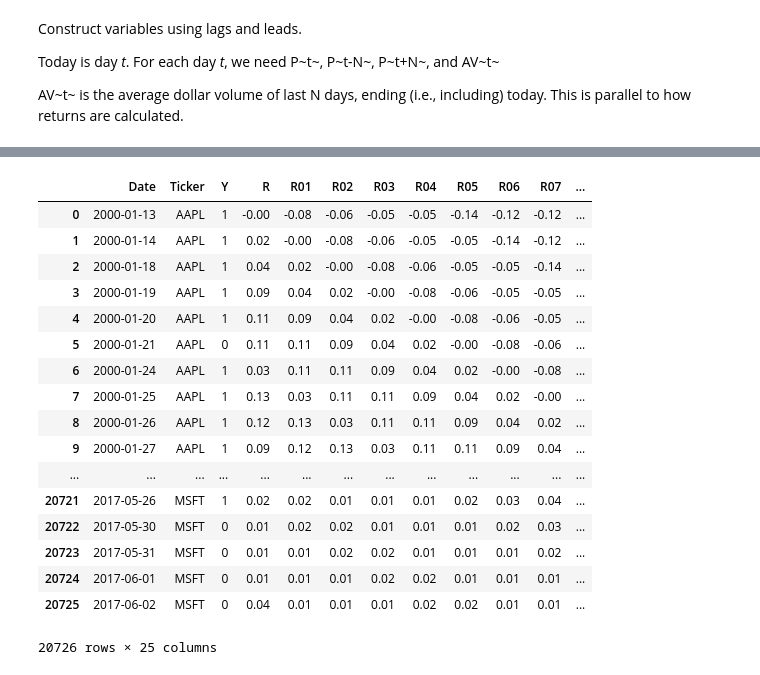
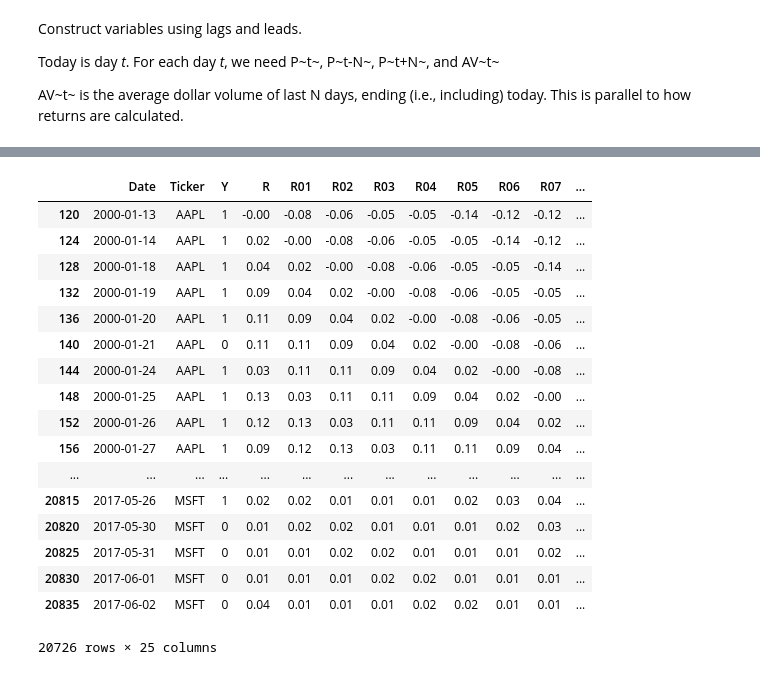
Before and after one commit to MAydogdu/PredictingStockPriceDirection, a Jupyter notebook: Part1_ConstructDataSet_2017July10.ipynb, the cells around one changed output, grey strips where cells are left out. Saved outputs shown, nothing was run; the diff lists cells and outputs as text; code cells hidden in the pictures.

```diff
--- a/Part1_ConstructDataSet_2017July10.ipynb
+++ b/Part1_ConstructDataSet_2017July10.ipynb
@@ -103,11 +104,11 @@ display(dtdf)
 # %%
+# March 7, 2018: When starting with the flatfile (RAWDATA.CSV), this step is not needed
 # Rename indices Date: level 0 and Ticker: level 1
-dtdf.index = dtdf.index.set_names('Date', level=0)
-dtdf.index = dtdf.index.set_names('Ticker', level=1)
+#dtdf.index = dtdf.index.set_names('Date', level=0)
+#dtdf.index = dtdf.index.set_names('Ticker', level=1)
 
 # Drop columns other than adjusted close and dollar volume
-dtdf.drop(dtdf.columns[[0,1,2,3,4,5]], inplace = True, axis=1)
-
+#dtdf.drop(dtdf.columns[[0,1,2,3,4,5]], inplace = True, axis=1)
 # Sort by ticker
-dtdf.sort_index(level=1, ascending = True, inplace=True)
-display(dtdf)
+#dtdf.sort_index(level=1, ascending = True, inplace=True)
+#display(dtdf)
@@ -133,0 +115,7 @@ display(dtdf)
+# %%
+# Starting with flatfile:
+# Drop columns other than Date, Ticker, Adjusted closing price and Dollar volume
+dtdf.drop(dtdf.columns[[2,3,4,5,6,7]], inplace = True, axis=1)
+# %%
+dtdf.sort_values(['Ticker', 'Date'], ascending=[True, True], inplace=True)
+display(dtdf)
@@ -268,33 +272,33 @@ columns
  'AV09',
  'AV10']
 # %%
-columns = [#'index','Date','Ticker',
- 'Y',
+columns = [#'index',
+ 'Date','Ticker','Y',
  'R', 'R01', 'R02', 'R03', 'R04', 'R05', 'R06', 'R07', 'R08', 'R09', 'R10',
  'AV', 'AV01', 'AV02', 'AV03', 'AV04', 'AV05', 'AV06', 'AV07', 'AV08', 'AV09', 'AV10']
 dtdf = dtdf[columns]
 # %%
-# Convert Date and Ticker into columns
-dtdf.reset_index(inplace=True)
+# Convert Date and Ticker into columns - not necessary if from flatfile
+#dtdf.reset_index(inplace=True)
 display(dtdf)
 # %% [output]
 |  | Date | Ticker | Y | R | R01 | R02 | R03 | R04 | R05 | R06 | R07 | ... |
-| 0 | 2000-01-13 | AAPL | 1 | -0.00 | -0.08 | -0.06 | -0.05 | -0.05 | -0.14 | -0.12 | -0.12 | ... |
-| 1 | 2000-01-14 | AAPL | 1 | 0.02 | -0.00 | -0.08 | -0.06 | -0.05 | -0.05 | -0.14 | -0.12 | ... |
-| 2 | 2000-01-18 | AAPL | 1 | 0.04 | 0.02 | -0.00 | -0.08 | -0.06 | -0.05 | -0.05 | -0.14 | ... |
-| 3 | 2000-01-19 | AAPL | 1 | 0.09 | 0.04 | 0.02 | -0.00 | -0.08 | -0.06 | -0.05 | -0.05 | ... |
-| 4 | 2000-01-20 | AAPL | 1 | 0.11 | 0.09 | 0.04 | 0.02 | -0.00 | -0.08 | -0.06 | -0.05 | ... |
-| 5 | 2000-01-21 | AAPL | 0 | 0.11 | 0.11 | 0.09 | 0.04 | 0.02 | -0.00 | -0.08 | -0.06 | ... |
-| 6 | 2000-01-24 | AAPL | 1 | 0.03 | 0.11 | 0.11 | 0.09 | 0.04 | 0.02 | -0.00 | -0.08 | ... |
-| 7 | 2000-01-25 | AAPL | 1 | 0.13 | 0.03 | 0.11 | 0.11 | 0.09 | 0.04 | 0.02 | -0.00 | ... |
-| 8 | 2000-01-26 | AAPL | 1 | 0.12 | 0.13 | 0.03 | 0.11 | 0.11 | 0.09 | 0.04 | 0.02 | ... |
-| 9 | 2000-01-27 | AAPL | 1 | 0.09 | 0.12 | 0.13 | 0.03 | 0.11 | 0.11 | 0.09 | 0.04 | ... |
+| 120 | 2000-01-13 | AAPL | 1 | -0.00 | -0.08 | -0.06 | -0.05 | -0.05 | -0.14 | -0.12 | -0.12 | ... |
+| 124 | 2000-01-14 | AAPL | 1 | 0.02 | -0.00 | -0.08 | -0.06 | -0.05 | -0.05 | -0.14 | -0.12 | ... |
+| 128 | 2000-01-18 | AAPL | 1 | 0.04 | 0.02 | -0.00 | -0.08 | -0.06 | -0.05 | -0.05 | -0.14 | ... |
+| 132 | 2000-01-19 | AAPL | 1 | 0.09 | 0.04 | 0.02 | -0.00 | -0.08 | -0.06 | -0.05 | -0.05 | ... |
+| 136 | 2000-01-20 | AAPL | 1 | 0.11 | 0.09 | 0.04 | 0.02 | -0.00 | -0.08 | -0.06 | -0.05 | ... |
+| 140 | 2000-01-21 | AAPL | 0 | 0.11 | 0.11 | 0.09 | 0.04 | 0.02 | -0.00 | -0.08 | -0.06 | ... |
+| 144 | 2000-01-24 | AAPL | 1 | 0.03 | 0.11 | 0.11 | 0.09 | 0.04 | 0.02 | -0.00 | -0.08 | ... |
+| 148 | 2000-01-25 | AAPL | 1 | 0.13 | 0.03 | 0.11 | 0.11 | 0.09 | 0.04 | 0.02 | -0.00 | ... |
+| 152 | 2000-01-26 | AAPL | 1 | 0.12 | 0.13 | 0.03 | 0.11 | 0.11 | 0.09 | 0.04 | 0.02 | ... |
+| 156 | 2000-01-27 | AAPL | 1 | 0.09 | 0.12 | 0.13 | 0.03 | 0.11 | 0.11 | 0.09 | 0.04 | ... |
 | ... | ... | ... | ... | ... | ... | ... | ... | ... | ... | ... | ... | ... |
-| 20721 | 2017-05-26 | MSFT | 1 | 0.02 | 0.02 | 0.01 | 0.01 | 0.01 | 0.02 | 0.03 | 0.04 | ... |
-| 20722 | 2017-05-30 | MSFT | 0 | 0.01 | 0.02 | 0.02 | 0.01 | 0.01 | 0.01 | 0.02 | 0.03 | ... |
-| 20723 | 2017-05-31 | MSFT | 0 | 0.01 | 0.01 | 0.02 | 0.02 | 0.01 | 0.01 | 0.01 | 0.02 | ... |
-| 20724 | 2017-06-01 | MSFT | 0 | 0.01 | 0.01 | 0.01 | 0.02 | 0.02 | 0.01 | 0.01 | 0.01 | ... |
-| 20725 | 2017-06-02 | MSFT | 0 | 0.04 | 0.01 | 0.01 | 0.01 | 0.02 | 0.02 | 0.01 | 0.01 | ... |
+| 20815 | 2017-05-26 | MSFT | 1 | 0.02 | 0.02 | 0.01 | 0.01 | 0.01 | 0.02 | 0.03 | 0.04 | ... |
+| 20820 | 2017-05-30 | MSFT | 0 | 0.01 | 0.02 | 0.02 | 0.01 | 0.01 | 0.01 | 0.02 | 0.03 | ... |
+| 20825 | 2017-05-31 | MSFT | 0 | 0.01 | 0.01 | 0.02 | 0.02 | 0.01 | 0.01 | 0.01 | 0.02 | ... |
+| 20830 | 2017-06-01 | MSFT | 0 | 0.01 | 0.01 | 0.01 | 0.02 | 0.02 | 0.01 | 0.01 | 0.01 | ... |
+| 20835 | 2017-06-02 | MSFT | 0 | 0.04 | 0.01 | 0.01 | 0.01 | 0.02 | 0.02 | 0.01 | 0.01 | ... |
 20726 rows × 25 columns
 # %%
 # Find the intersection of minimum and maximum of dates across tickers
```
Also changed, not shown: parts of 13 cells of this notebook, 5 other files.
